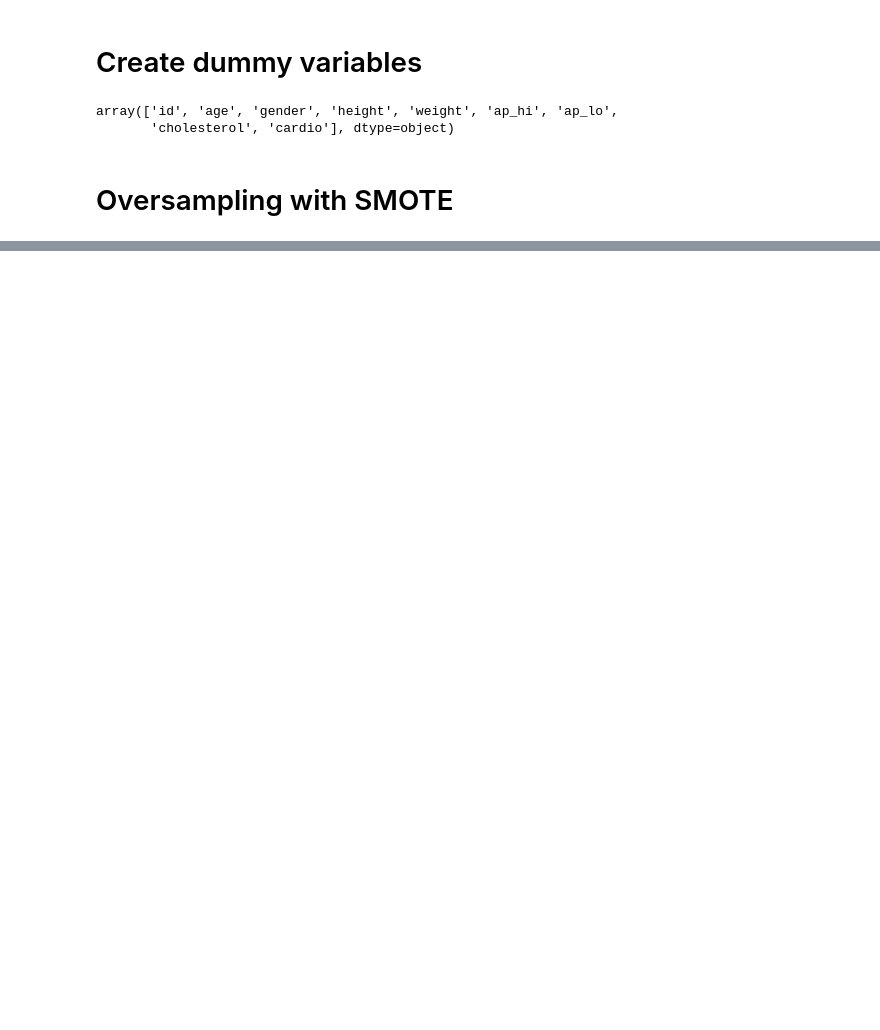
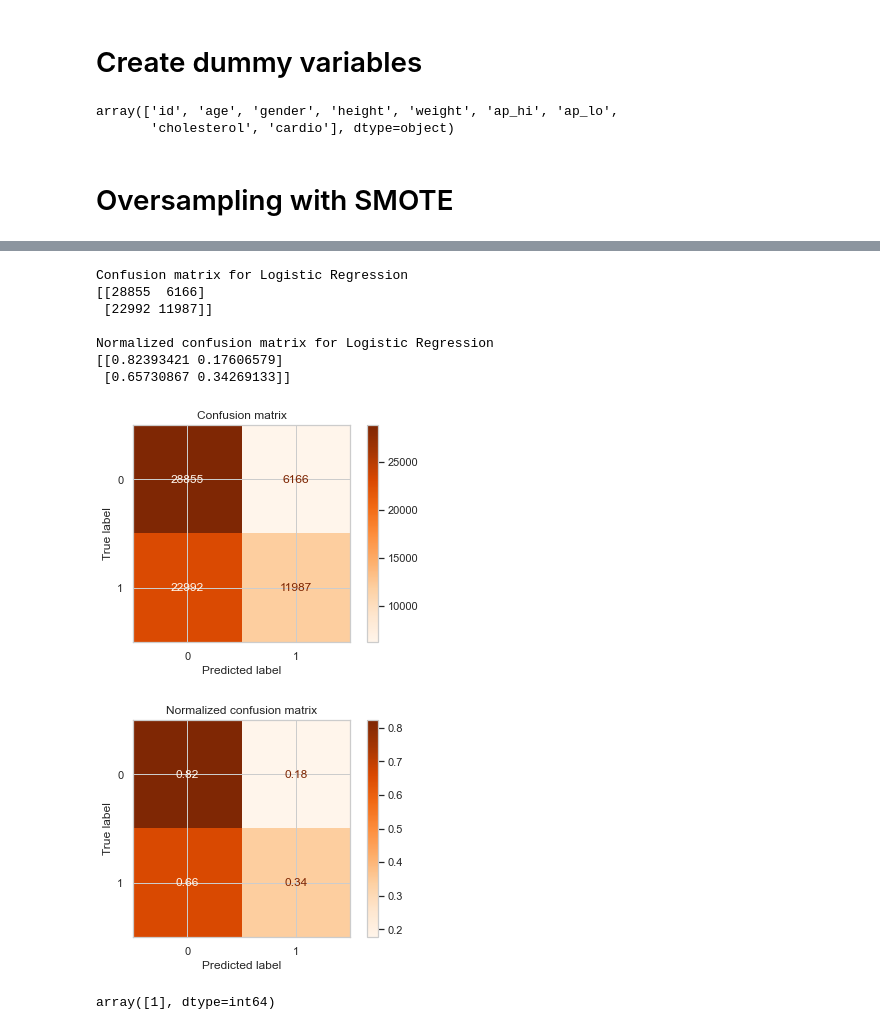
Before and after one commit to beaucourt-benoit/Risques_Cardio_Vasculaires, a Jupyter notebook: Job_Risques_Cardio.ipynb, the cells around one changed output, grey strips where cells are left out. Drawn from its saved outputs; the diff is of its cells as text; code cells hidden in the pictures; blank space fills up the shorter version.

```diff
--- a/Job_Risques_Cardio.ipynb
+++ b/Job_Risques_Cardio.ipynb
@@ -162,0 +250,14 @@ ModuleNotFoundError: No module named 'imblearn'
+# %%
+from sklearn.linear_model import LogisticRegression
+from sklearn import metrics
+
+X = pd.DataFrame(data_final, columns=['age','weight','cholesterol'])
+y = data_final.loc[:, data_final.columns == 'cardio']
+
+X = np.array(X)
+y = np.array(y)
+
+X_train, X_test, y_train, y_test = train_test_split(X, y, test_size=0.3, random_state=0)
+logreg = LogisticRegression()
+logreg.fit(X_train, y_train)
+y_pred = logreg.predict(X_test)
@@ -162,0 +268,4 @@ ModuleNotFoundError: No module named 'imblearn'
+# %%
+from sklearn.metrics import confusion_matrix
+confusion_matrix = confusion_matrix(y_test, y_pred)
+print(confusion_matrix)
@@ -162,0 +287,24 @@ ModuleNotFoundError: No module named 'imblearn'
+# %%
+from sklearn.metrics import confusion_matrix, plot_confusion_matrix
+titles_options = [("Confusion matrix", None),
+                  ("Normalized confusion matrix", 'true')]
+for title, normalize in titles_options:
+    disp = plot_confusion_matrix(logreg, X, y,
+                                 cmap=plt.cm.Oranges,
+                                 normalize=normalize)
+    disp.ax_.set_title(title)
+
+
+    print(title,'for Logistic Regression')
+    print(disp.confusion_matrix)
+    print()
+# %% [output]
+Confusion matrix for Logistic Regression
+[[28855  6166]
+ [22992 11987]]
+
+Normalized confusion matrix for Logistic Regression
+[[0.82393421 0.17606579]
+ [0.65730867 0.34269133]]
+[figure, added]
+[figure, added]
@@ -162,0 +314,4 @@ ModuleNotFoundError: No module named 'imblearn'
+# %%
+logreg.predict(X_t)
+# %% [output]
+array([1], dtype=int64)
```
Also changed, not shown: parts of 18 cells of this notebook, 1 other file.
